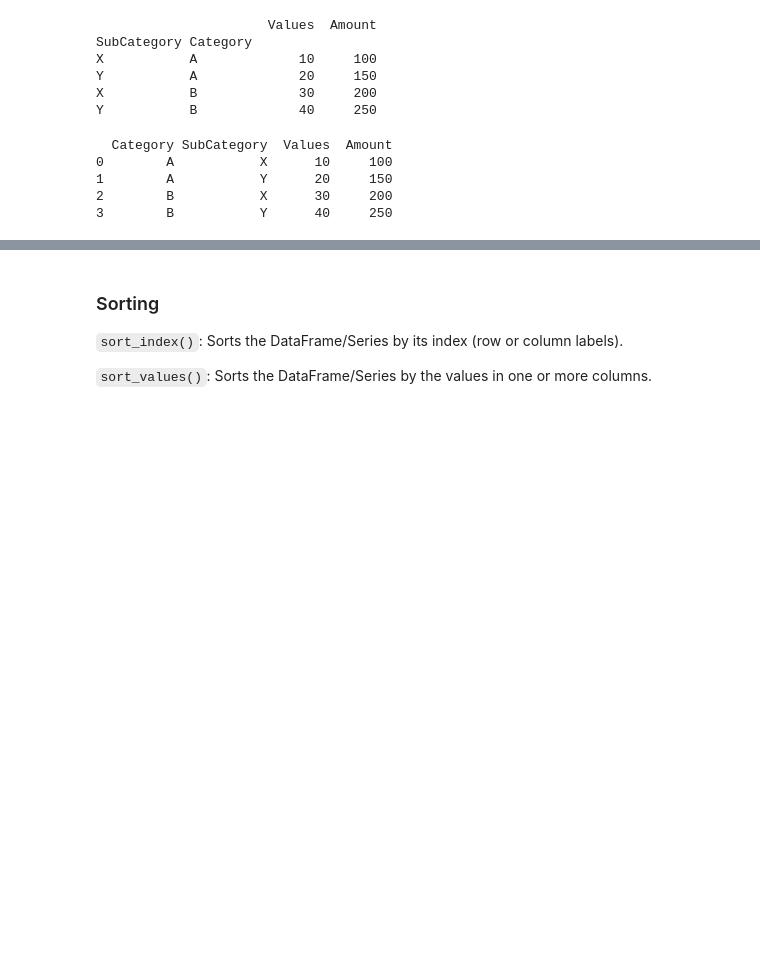
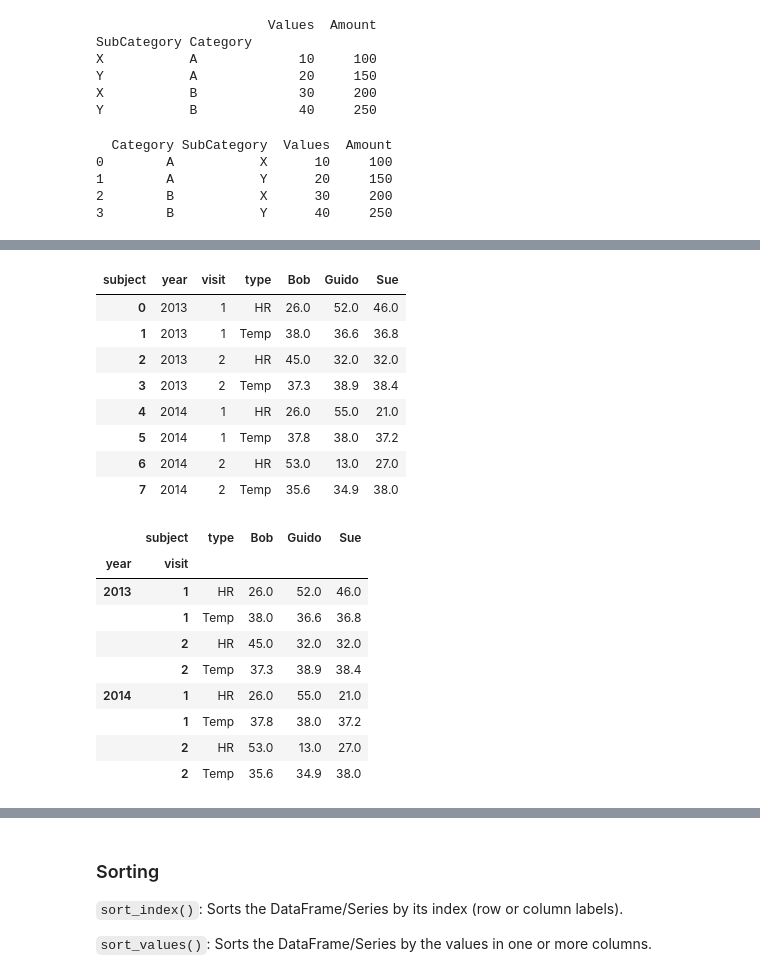
Before and after one commit to MikiasHWT/Python, a Jupyter notebook: Back_to_Basics.ipynb, the cells around one changed output, grey strips where cells are left out. Drawn from its saved outputs; the diff is of its cells as text; code cells hidden in the pictures; blank space fills up the shorter version.

```diff
--- a/Back_to_Basics.ipynb
+++ b/Back_to_Basics.ipynb
@@ -2621,0 +3113,27 @@ print(reset_df)
+# %%
+# Setting MultiIndex
+health_data_stacked_flat
+
+health_data_unstacked_flat = health_data_stacked_flat.set_index(['year', 'visit'])
+
+health_data_unstacked_flat
+# %% [output]
+| subject | year | visit | type | Bob | Guido | Sue |
+| 0 | 2013 | 1 | HR | 26.0 | 52.0 | 46.0 |
+| 1 | 2013 | 1 | Temp | 38.0 | 36.6 | 36.8 |
+| 2 | 2013 | 2 | HR | 45.0 | 32.0 | 32.0 |
+| 3 | 2013 | 2 | Temp | 37.3 | 38.9 | 38.4 |
+| 4 | 2014 | 1 | HR | 26.0 | 55.0 | 21.0 |
+| 5 | 2014 | 1 | Temp | 37.8 | 38.0 | 37.2 |
+| 6 | 2014 | 2 | HR | 53.0 | 13.0 | 27.0 |
+| 7 | 2014 | 2 | Temp | 35.6 | 34.9 | 38.0 |
+|  | subject | type | Bob | Guido | Sue |
+| year | visit |  |  |  |  |
+| 2013 | 1 | HR | 26.0 | 52.0 | 46.0 |
+|  | 1 | Temp | 38.0 | 36.6 | 36.8 |
+|  | 2 | HR | 45.0 | 32.0 | 32.0 |
+|  | 2 | Temp | 37.3 | 38.9 | 38.4 |
+| 2014 | 1 | HR | 26.0 | 55.0 | 21.0 |
+|  | 1 | Temp | 37.8 | 38.0 | 37.2 |
+|  | 2 | HR | 53.0 | 13.0 | 27.0 |
+|  | 2 | Temp | 35.6 | 34.9 | 38.0 |
```
Also changed, not shown: parts of 94 cells of this notebook, 3 other files.
